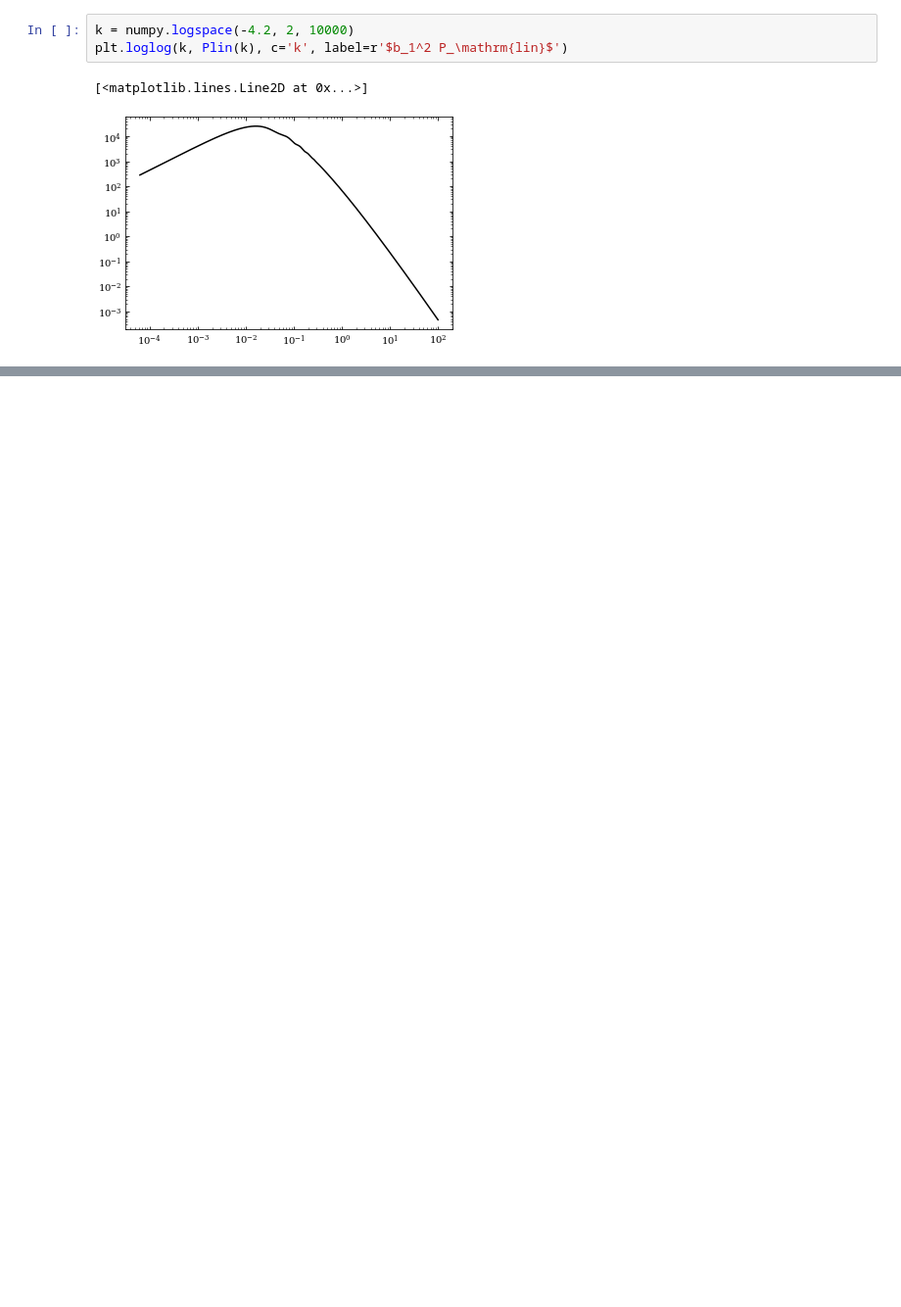
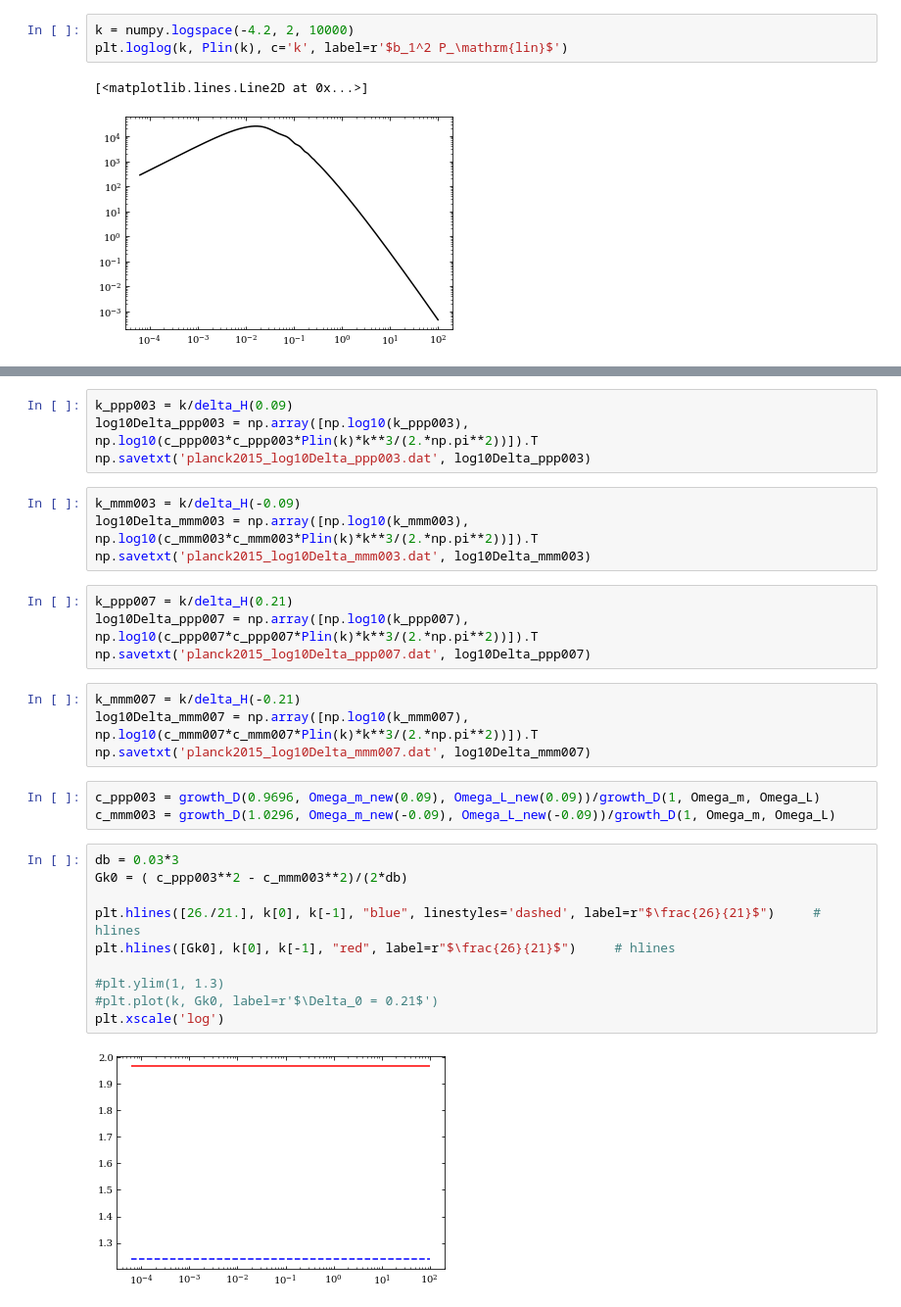
Before and after one commit to eelregit/csit, a Jupyter notebook: analysis/initials.ipynb, the cells around one changed output, grey strips where cells are left out. Shown: that part at 98% size. Drawn from its saved outputs; the diff is of its cells as text; blank space fills up the shorter version.

```diff
--- a/analysis/initials.ipynb
+++ b/analysis/initials.ipynb
@@ -43,0 +160,31 @@ nbodykit.cosmology.power.transfers.CLASS(cosmo, 0.0)
+# %%
+k_ppp003 = k/delta_H(0.09)
+log10Delta_ppp003 = np.array([np.log10(k_ppp003), np.log10(c_ppp003*c_ppp003*Plin(k)*k**3/(2.*np.pi**2))]).T
+np.savetxt('planck2015_log10Delta_ppp003.dat', log10Delta_ppp003)
+# %%
+k_mmm003 = k/delta_H(-0.09)
+log10Delta_mmm003 = np.array([np.log10(k_mmm003), np.log10(c_mmm003*c_mmm003*Plin(k)*k**3/(2.*np.pi**2))]).T
+np.savetxt('planck2015_log10Delta_mmm003.dat', log10Delta_mmm003)
+# %%
+k_ppp007 = k/delta_H(0.21)
+log10Delta_ppp007 = np.array([np.log10(k_ppp007), np.log10(c_ppp007*c_ppp007*Plin(k)*k**3/(2.*np.pi**2))]).T
+np.savetxt('planck2015_log10Delta_ppp007.dat', log10Delta_ppp007)
+# %%
+k_mmm007 = k/delta_H(-0.21)
+log10Delta_mmm007 = np.array([np.log10(k_mmm007), np.log10(c_mmm007*c_mmm007*Plin(k)*k**3/(2.*np.pi**2))]).T
+np.savetxt('planck2015_log10Delta_mmm007.dat', log10Delta_mmm007)
+# %%
+c_ppp003 = growth_D(0.9696, Omega_m_new(0.09), Omega_L_new(0.09))/growth_D(1, Omega_m, Omega_L)
+c_mmm003 = growth_D(1.0296, Omega_m_new(-0.09), Omega_L_new(-0.09))/growth_D(1, Omega_m, Omega_L)
+# %%
+db = 0.03*3
+Gk0 = ( c_ppp003**2 - c_mmm003**2)/(2*db)
+
+plt.hlines([26./21.], k[0], k[-1], "blue", linestyles='dashed', label=r"$\frac{26}{21}$")     # hlines
+plt.hlines([Gk0], k[0], k[-1], "red", label=r"$\frac{26}{21}$")     # hlines
+
+#plt.ylim(1, 1.3)
+#plt.plot(k, Gk0, label=r'$\Delta_0 = 0.21$')
+plt.xscale('log')
+# %% [output]
+[figure, added]
```
Also changed, not shown: parts of 28 cells of this notebook, 19 other files.
